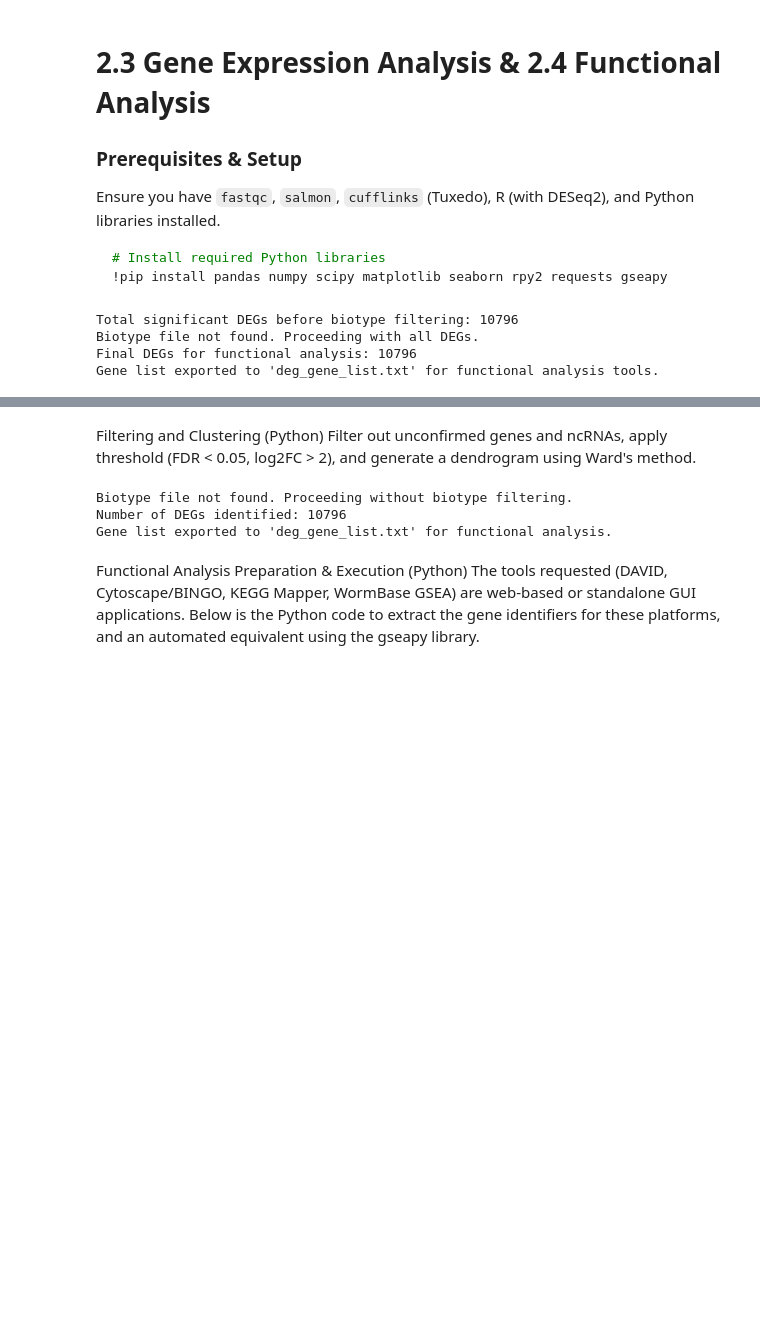
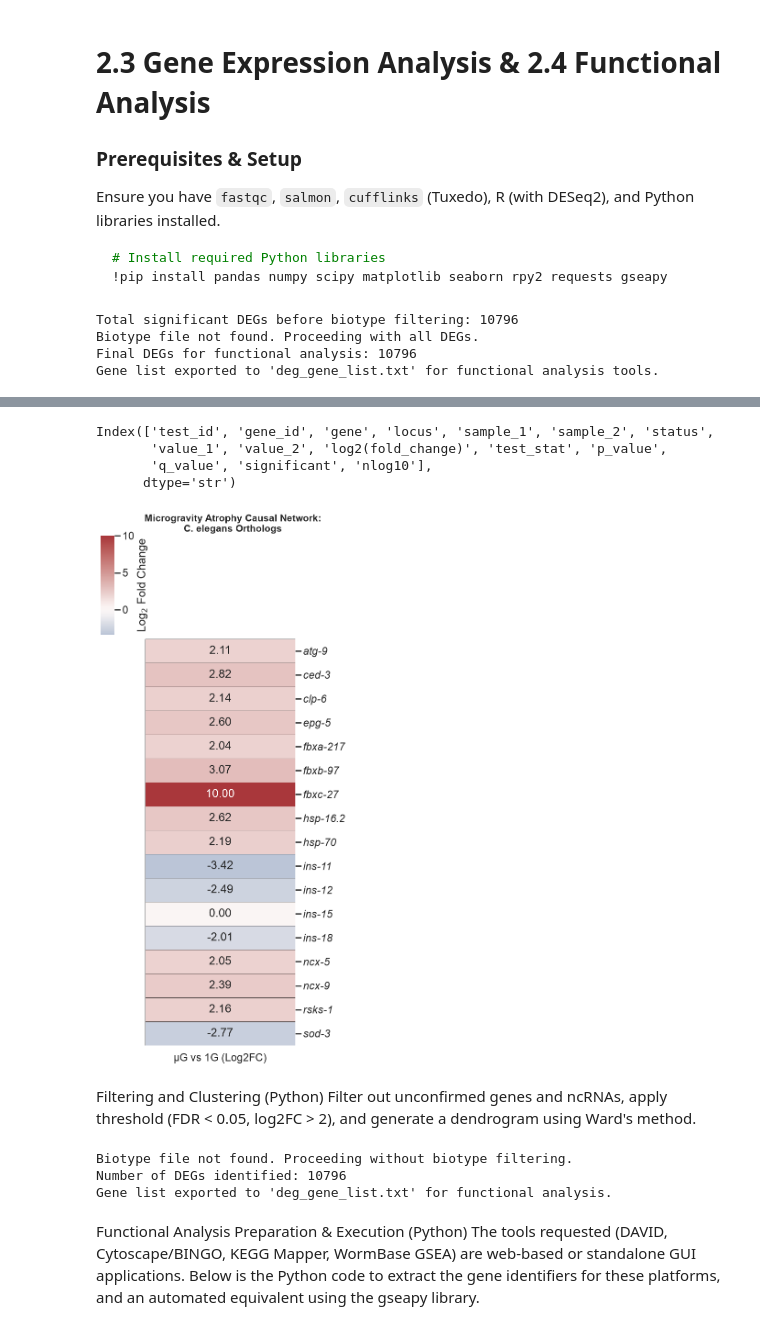
Before and after one commit to gomezdj/exerkinemap, a Jupyter notebook: exerkinemap/space-omics/celegans/celegans_microgravity_rnaseq.ipynb, the cells around one changed output, grey strips where cells are left out. Cells and saved outputs as stored; diff of their text form; code cells hidden in the pictures; blank space fills up the shorter version.

```diff
--- a/exerkinemap/space-omics/celegans/celegans_microgravity_rnaseq.ipynb
+++ b/exerkinemap/space-omics/celegans/celegans_microgravity_rnaseq.ipynb
@@ -56,3 +167,77 @@ Gene list exported to 'deg_gene_list.txt' for functional analysis tools.
+# %%
+print(degs.columns)
+# %% [output]
+Index(['test_id', 'gene_id', 'gene', 'locus', 'sample_1', 'sample_2', 'status',
+       'value_1', 'value_2', 'log2(fold_change)', 'test_stat', 'p_value',
+       'q_value', 'significant', 'nlog10'],
+      dtype='str')
+# %%
+import matplotlib.pyplot as plt
+import seaborn as sns
+import pandas as pd
+import numpy as np
+
+# 1. Comprehensive C. elegans orthologs mapped to the causal network
+network_genes = {
+    'IGF-1 / Insulin Signaling': ['ins-11', 'ins-12', 'ins-15', 'ins-18'],
+    'mTOR / Translation': ['rsks-1'],
+    'Stress / mTOR Inhibitor': ['lev-9'],
+    'FOXO Transcription Factor': ['daf-16'],
+    'Focal Adhesion (FAK)': ['pck-1'],
+    'Muscle Structure (MHC)': ['myo-3', 'unc-54'],
+    'NF-κB / Cytokine': ['ncx-5', 'ncx-9'],
+    'ROS / Stress Response': ['sod-3', 'hsp-70', 'hsp-16.2'],
+    'Calcium / Calpain': ['clp-6'],
+    'Caspase 3': ['ced-3'],
+    'Autophagy / Lysosomal': ['atg-9', 'epg-5'],
+    'Proteasome (F-box / MAFbx)': ['fbxa-217', 'fbxb-97', 'fbxc-27']
+}
+
+genes_of_interest = [gene for group in network_genes.values() for gene in group]
+
+# 2. Filter and prepare the data
+heatmap_df = degs[degs['gene'].isin(genes_of_interest)].copy()
+
+# Force numeric conversion and handle infinity safely
+heatmap_df['log2(fold_change)'] = pd.to_numeric(heatmap_df['log2(fold_change)'], errors='coerce')
+heatmap_df['log2(fold_change)'] = heatmap_df['log2(fold_change)'].replace(np.inf, 10).replace(-np.inf, -10)
+heatmap_df = heatmap_df.dropna(subset=['log2(fold_change)'])
+
+# Handle duplicate transcript isoforms by averaging fold change
+heatmap_df = heatmap_df.groupby('gene', as_index=False).mean(numeric_only=True)
+heatmap_df.set_index('gene', inplace=True)
+
+# Extract just the matrix column for clustering/heatmap plotting
+heatmap_data = heatmap_df[['log2(fold_change)']]
+heatmap_data.columns = ['µG vs 1G (Log2FC)']
+
+# 3. Generate the pheatmap-style Clustermap
+sns.set_theme(style="white", context="talk")
+
+g = sns.clustermap(
+    heatmap_data,
+    cmap='vlag',               # Classic diverging colormap (Blue-White-Red)
+    center=0,                  # Anchor white exactly at 0
+    annot=True,                # Show numerical values inside cells
+    fmt=".2f",                 # Two decimal places
+    linewidths=0.5,            # Crisp grid lines between cells
+    linecolor='black',         # Black grid borders like pheatmap
+    figsize=(6, 12),
+    col_cluster=False,         # Don't cluster columns (since there's only one condition vector)
+    row_cluster=False,         # Set to True if you want hierarchical clustering on the rows
+    cbar_kws={'label': 'Log$_2$ Fold Change'}
+)
+
+# 4. Final Polish & Aesthetics
+g.ax_heatmap.set_yticklabels(g.ax_heatmap.get_yticklabels(), fontstyle='italic', rotation=0)
+g.ax_heatmap.set_ylabel('')
+g.fig.suptitle('Microgravity Atrophy Causal Network:\nC. elegans Orthologs', fontsize=15, weight='bold', y=1.02)
+
+# Save and Show
+plt.savefig('pheatmap_Microgravity_Causal_Network.pdf', dpi=300, bbox_inches='tight')
+plt.show()
+# %% [output]
+[figure, added]
 # %% [markdown]
 Filtering and Clustering (Python)
 Filter out unconfirmed genes and ncRNAs, apply threshold (FDR < 0.05, log2FC > 2), and generate a dendrogram using Ward's method.
```
Also changed, not shown: parts of 14 cells of this notebook, 51 other files.
